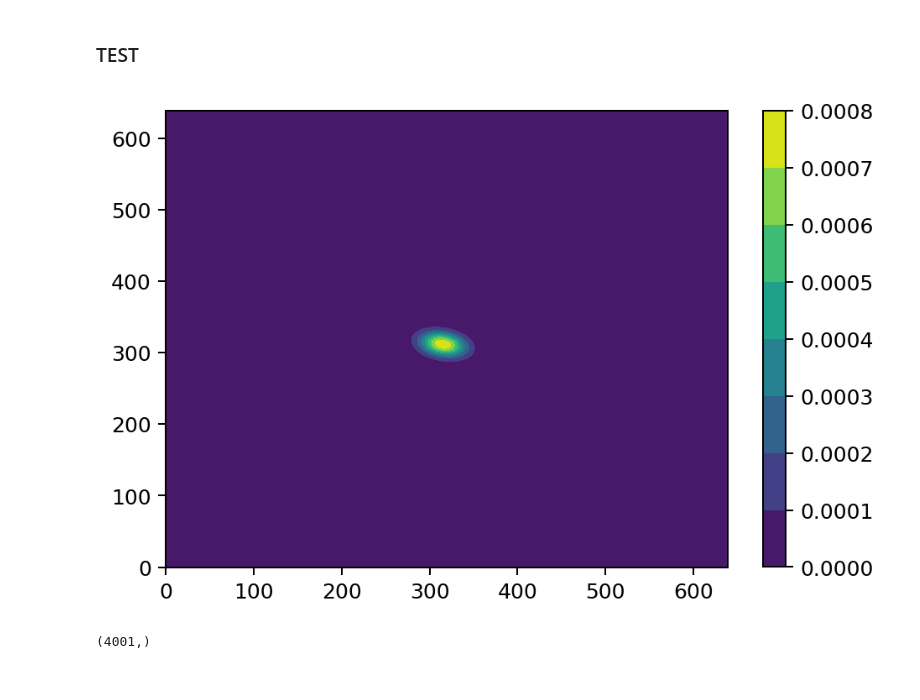
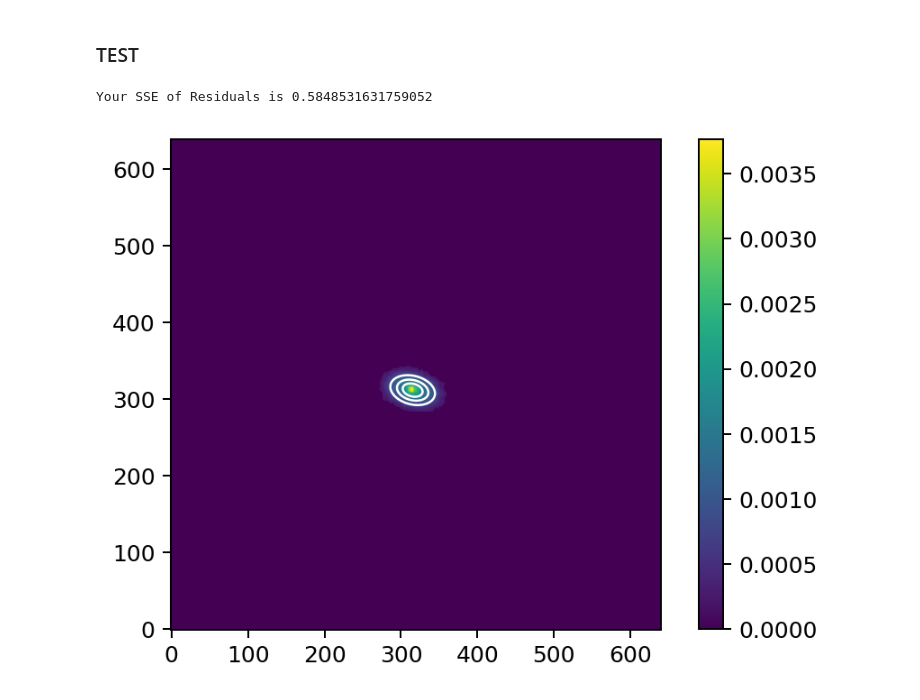
Before and after one commit to jz5jx/Capstone-NRAO, a Jupyter notebook: work/Bivariate_Fitting.ipynb, the cells around one changed output. Saved outputs shown, nothing was run; the diff lists cells and outputs as text; code cells hidden in the pictures.

```diff
--- a/work/Bivariate_Fitting.ipynb
+++ b/work/Bivariate_Fitting.ipynb
@@ -60,12 +60,12 @@ plt.colorbar()
 # %% [markdown]
 ### Preliminary function to fit our data
 # %%
-def bivariate_fit(X,Y,Z):
+def bivariate_fit_plot(X,Y,Z,Noise):
     X = range(len(image.data[0,0,:,:][0])) #X Axis (Coordinates)
     Y = range(len(image.data[0,0,:,:]))    #Y Axis (Coordinates)
     Z = image.data[0,0,:,:]                #Z Intensity of photos
     Z = np.nan_to_num(Z,  0)
-    Z[Z<0.0002] = 0  # noise in figure
+    Z[Z<Noise] = 0  # noise in figure
     X, Y = np.meshgrid(X, Y)               #Mesh grid
     pos = np.dstack((X, Y))
     x1_bar = np.average(X, weights=Z)      #Weighted X
@@ -76,17 +76,20 @@ def bivariate_fit(X,Y,Z):
 
     cov_mat = np.array([[x1_var, x_cov],[x_cov, x2_var]]) #Covariance matrix
     rv = stats.multivariate_normal([x1_bar, x2_bar], cov_mat) #Fitting a new Gaussian Normal with our parameters.
-    plt.contourf(X, Y, rv.pdf(pos))                            #Plot
+    #print(np.max(Z))
+    Residual = rv.pdf(pos)
+    Residual[Residual<0.0005] = 0
+    s1 = (rv.pdf(pos)-Z)**2
+    s1.ravel().sum() / np.max(Z)
+    plt.contour(X, Y, rv.pdf(pos),3, colors = 'white', linewidths = 1) #Plot
+    Z.nonzero()[0].shape
+    plt.imshow(image.data[0,0,:,:], origin='lower')
     plt.colorbar()
+    print("Your SSE of Residuals is" ,s1.ravel().sum() / np.max(Z))
 # %% [markdown]
 ### TEST
 # %%
-bivariate_fit(X,Y,Z)
+bivariate_fit_plot(X,Y,Z,Noise = 0.0001)
 # %% [output]
+Your SSE of Residuals is 0.5848531631759052
-[figure, old version]
+[figure, new version]
-# %%
-R = rv.pdf(pos)
-R[R<0.0005] = 0
-Z.nonzero()[0].shape
-# %% [output]
-(4001,)
```
Also changed, not shown: parts of 1 cell of this notebook.
